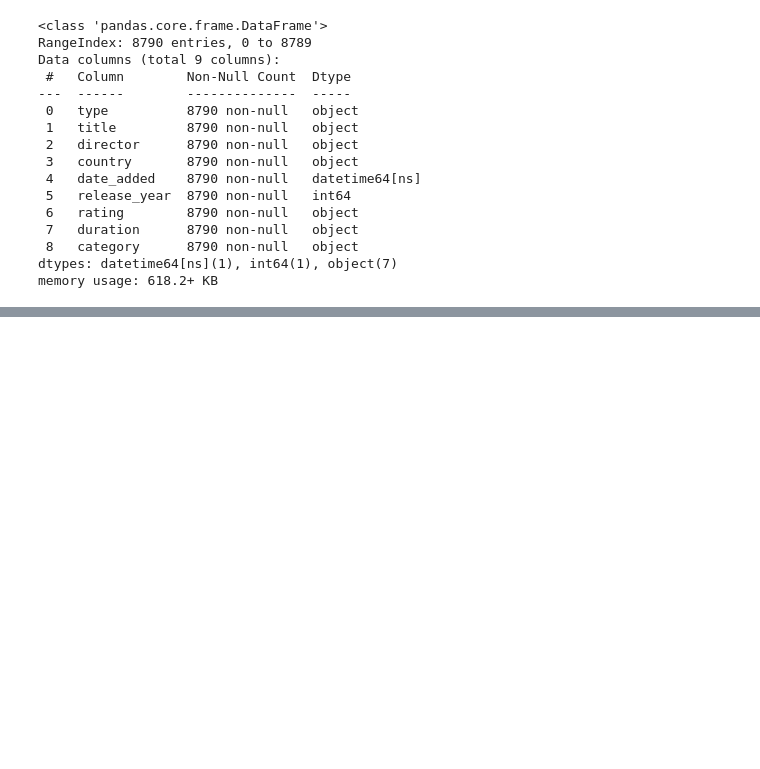
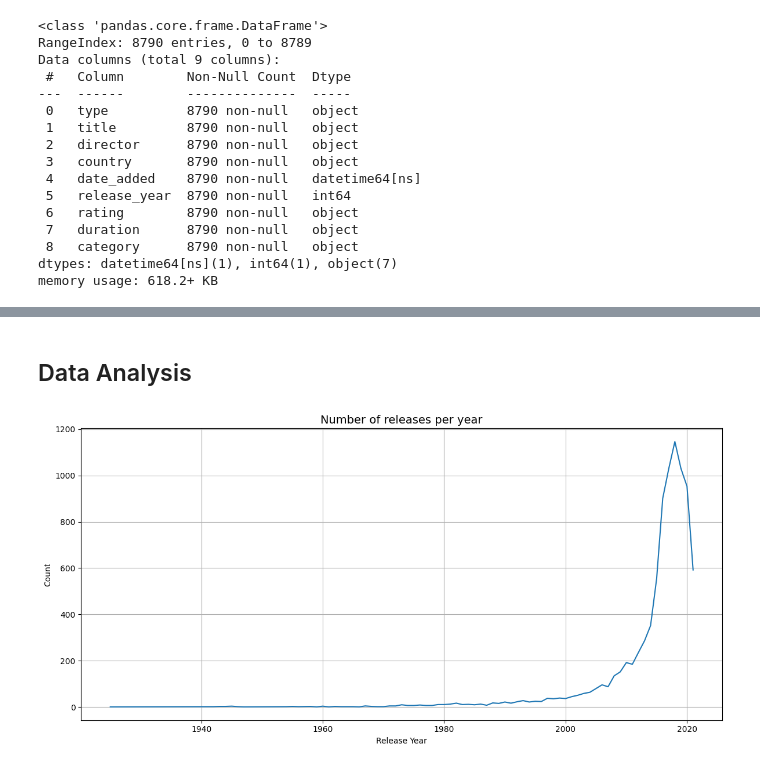
Before and after one commit to G-Bielokozowicz/Netflix-Data-Analysis, a Jupyter notebook: main.ipynb, the cells around one changed output, grey strips where cells are left out. Drawn from its saved outputs; the diff is of its cells as text; code cells hidden in the pictures; blank space fills up the shorter version.

```diff
--- a/main.ipynb
+++ b/main.ipynb
@@ -101,3 +101,9 @@ Data columns (total 9 columns):
  8   category      8790 non-null   object
 dtypes: datetime64[ns](1), int64(1), object(7)
 memory usage: 618.2+ KB
+# %%
+# Extract movie duration (in minutes)
+df["movie_duration"] = df["duration"].str.extract(r"(\d+) min").astype(float)
+
+# Extract number of seasons for TV Shows
+df["num_seasons"] = df["duration"].str.extract(r"(\d+) Season").astype(float)
@@ -103,0 +145,19 @@ memory usage: 618.2+ KB
+# %% [markdown]
+## Data Analysis
+# %%
+# Number of releases per year
+plt.figure(figsize=(12,6))
+
+release_counts=df['release_year'].value_counts().sort_index()
+sns.lineplot(
+    x=release_counts.index,
+    y=release_counts.values
+)
+plt.xlabel('Release Year')
+plt.ylabel('Count')
+plt.title("Number of releases per year",size=14)
+plt.grid(True)
+plt.tight_layout()
+plt.show()
+# %% [output]
+[figure, added]
```
Also changed, not shown: parts of 9 cells of this notebook.
